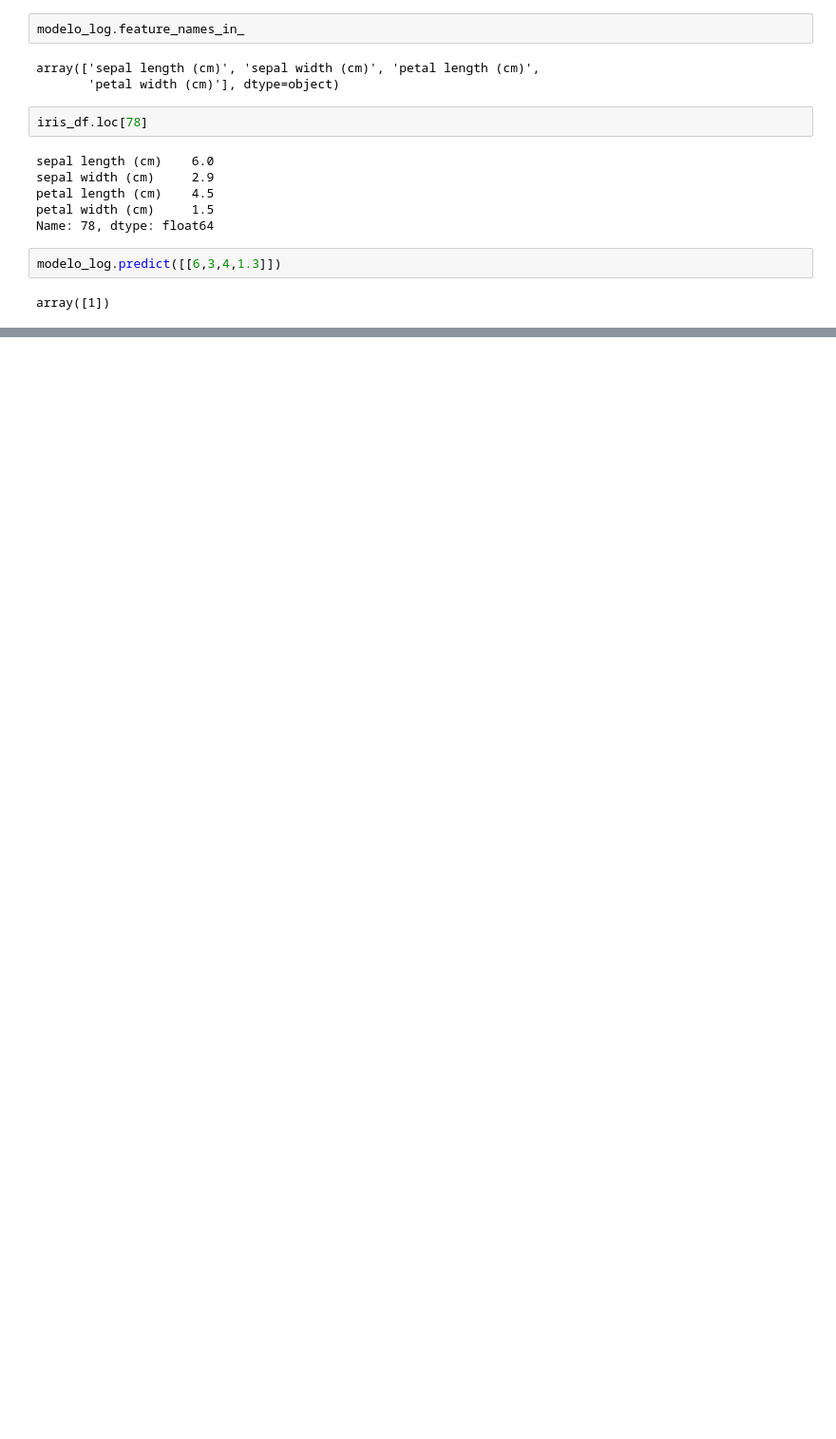
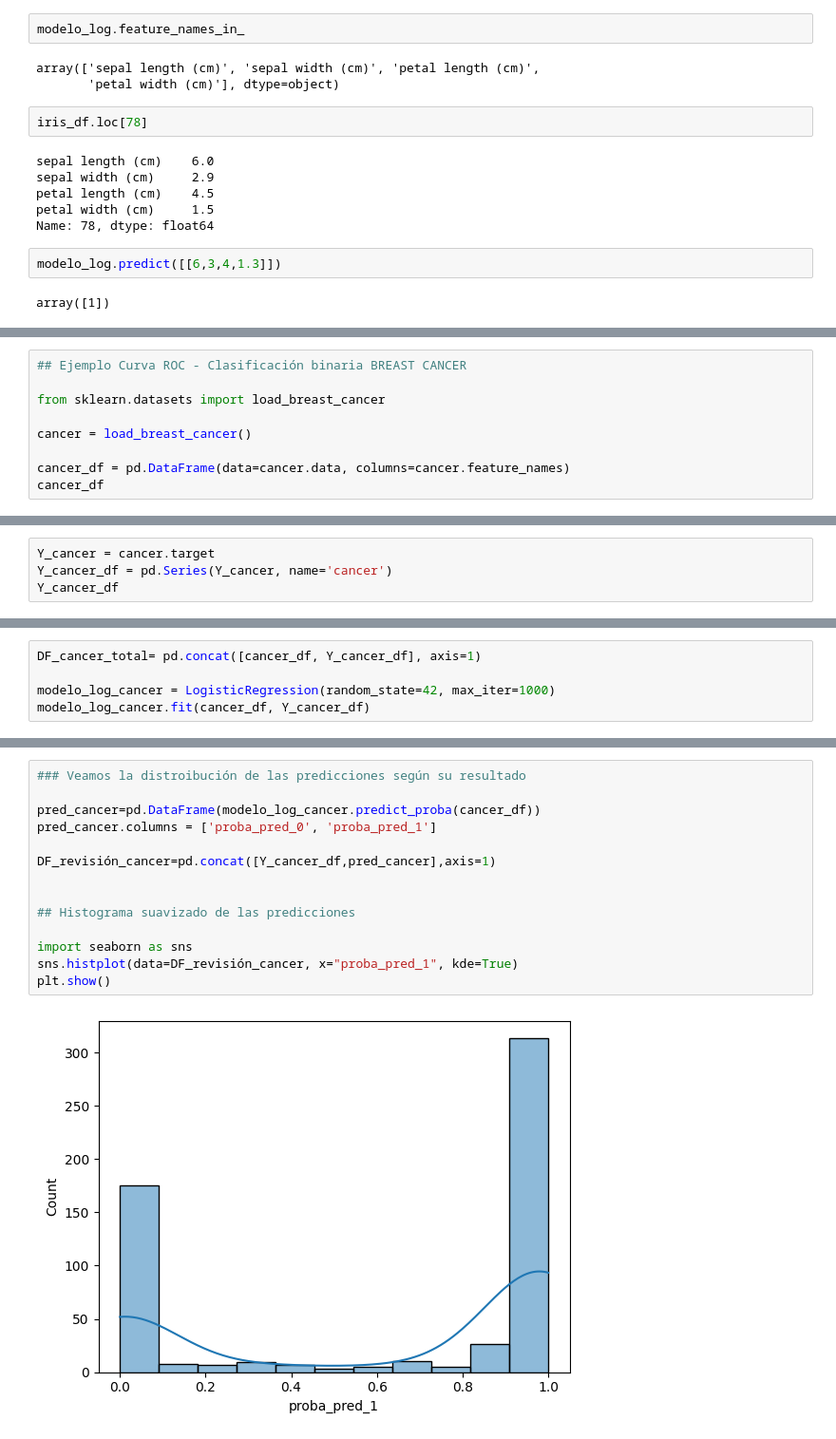
Before and after one commit to srodriguezc91/Proyecto_final_ML_V1, a Jupyter notebook: Código/primer_cuaderno.ipynb, the cells around one changed output, grey strips where cells are left out. Shown at 95% size. Saved outputs shown, nothing was run; the diff lists cells and outputs as text; blank space fills up the shorter version.

```diff
--- a/Código/primer_cuaderno.ipynb
+++ b/Código/primer_cuaderno.ipynb
@@ -137,0 +234,9 @@ array([1])
+# %%
+## Ejemplo Curva ROC - Clasificación binaria BREAST CANCER
+
+from sklearn.datasets import load_breast_cancer
+
+cancer = load_breast_cancer()
+
+cancer_df = pd.DataFrame(data=cancer.data, columns=cancer.feature_names)
+cancer_df
@@ -137,0 +257,4 @@ array([1])
+# %%
+Y_cancer = cancer.target
+Y_cancer_df = pd.Series(Y_cancer, name='cancer')
+Y_cancer_df
@@ -137,0 +274,5 @@ array([1])
+# %%
+DF_cancer_total= pd.concat([cancer_df, Y_cancer_df], axis=1)
+
+modelo_log_cancer = LogisticRegression(random_state=42, max_iter=1000)
+modelo_log_cancer.fit(cancer_df, Y_cancer_df)
@@ -137,0 +288,16 @@ array([1])
+# %%
+### Veamos la distroibución de las predicciones según su resultado
+
+pred_cancer=pd.DataFrame(modelo_log_cancer.predict_proba(cancer_df))
+pred_cancer.columns = ['proba_pred_0', 'proba_pred_1']
+
+DF_revisión_cancer=pd.concat([Y_cancer_df,pred_cancer],axis=1)
+
+
+## Histograma suavizado de las predicciones
+
+import seaborn as sns
+sns.histplot(data=DF_revisión_cancer, x="proba_pred_1", kde=True)
+plt.show()
+# %% [output]
+[figure, added]
```
Also changed, not shown: parts of 26 cells of this notebook.
